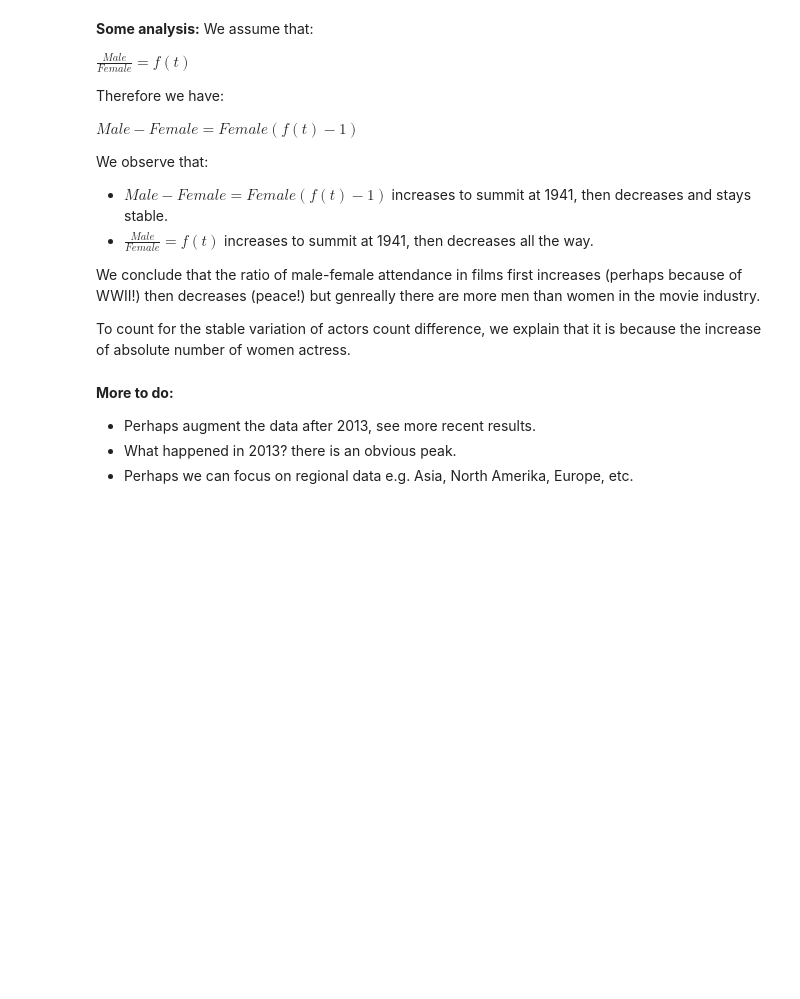
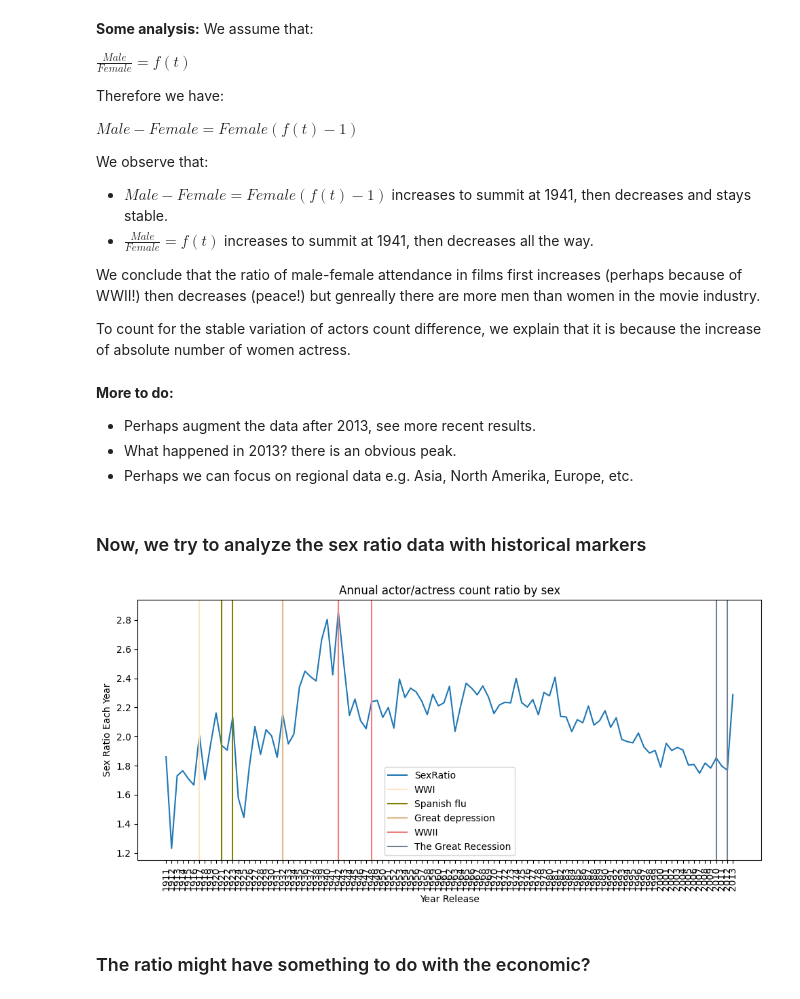
Before and after one commit to epfl-ada/ada-2022-project-alldatapointaccurate, a Jupyter notebook: TEST_CMUMOVIE.ipynb, the cells around one changed output. Cells and saved outputs as stored; diff of their text form; code cells hidden in the pictures; blank space fills up the shorter version.

```diff
--- a/TEST_CMUMOVIE.ipynb
+++ b/TEST_CMUMOVIE.ipynb
@@ -500,3 +516,51 @@ __More to do:__
 - Perhaps augment the data after 2013, see more recent results.
 - What happened in 2013? there is an obvious peak.
 - Perhaps we can focus on regional data e.g. Asia, North Amerika, Europe, etc.
+# %% [markdown]
+### Now, we try to analyze the sex ratio data with historical markers
+# %%
+# undone
+movie_gender_GpBy_time = movie_gender_trimmed.groupby(by = 'release_year')
+male_count_year = movie_gender_GpBy_time.apply(lambda x: x.MaleCount.sum())
+female_count_year = female_sum = movie_gender_GpBy_time.apply(lambda x: x.FemaleCount.sum())
+sex_ratio = male_count_year / female_count_year
+
+
+sex_ratio = pd.DataFrame(sex_ratio, columns = ['M/F_ratio']).reset_index()
+
+# Plotting
+fig, ax = plt.subplots(1, 1, figsize = (10, 5))
+sns.lineplot(data = sex_ratio, x = 'release_year', y = 'M/F_ratio', legend = "full", label = "SexRatio", ax = ax)
+
+# WW1(1914-1918): +3 shift
+ax.axvline('1917', c = 'bisque')
+ax.axvline('1921', c = 'bisque', label = "WWI")
+
+# Spanish flu(1918-1920)
+ax.axvline('1921', c = 'olive')
+ax.axvline('1923', c = 'olive', label = "Spanish flu")
+
+# Great depression(1929-1939): +3 shift
+ax.axvline('1932', c = 'burlywood')
+ax.axvline('1942', c = 'burlywood', label = "Great depression")
+
+# WWII(1939-1945): +3 shift
+ax.axvline('1942', c = 'lightcoral')
+ax.axvline('1948', c = 'lightcoral', label = "WWII")
+
+# The Great Recession(2007-2009): +3 shift
+ax.axvline('2010', c = 'slategrey')
+ax.axvline('2012', c = 'slategrey', label = "The Great Recession")
+
+ax.set_xticks(np.unique(sex_ratio.release_year.values))
+ax.set_xticklabels(np.unique(sex_ratio.release_year.values), rotation=90)
+plt.xlabel("Year Release")
+plt.ylabel("Sex Ratio Each Year")
+plt.title("Annual actor/actress count ratio by sex")
+plt.tight_layout()
+plt.legend()
+plt.show()
+# %% [output]
+[figure, added]
+# %% [markdown]
+### The ratio might have something to do with the economic?
```
Also changed, not shown: parts of 8 cells of this notebook.
